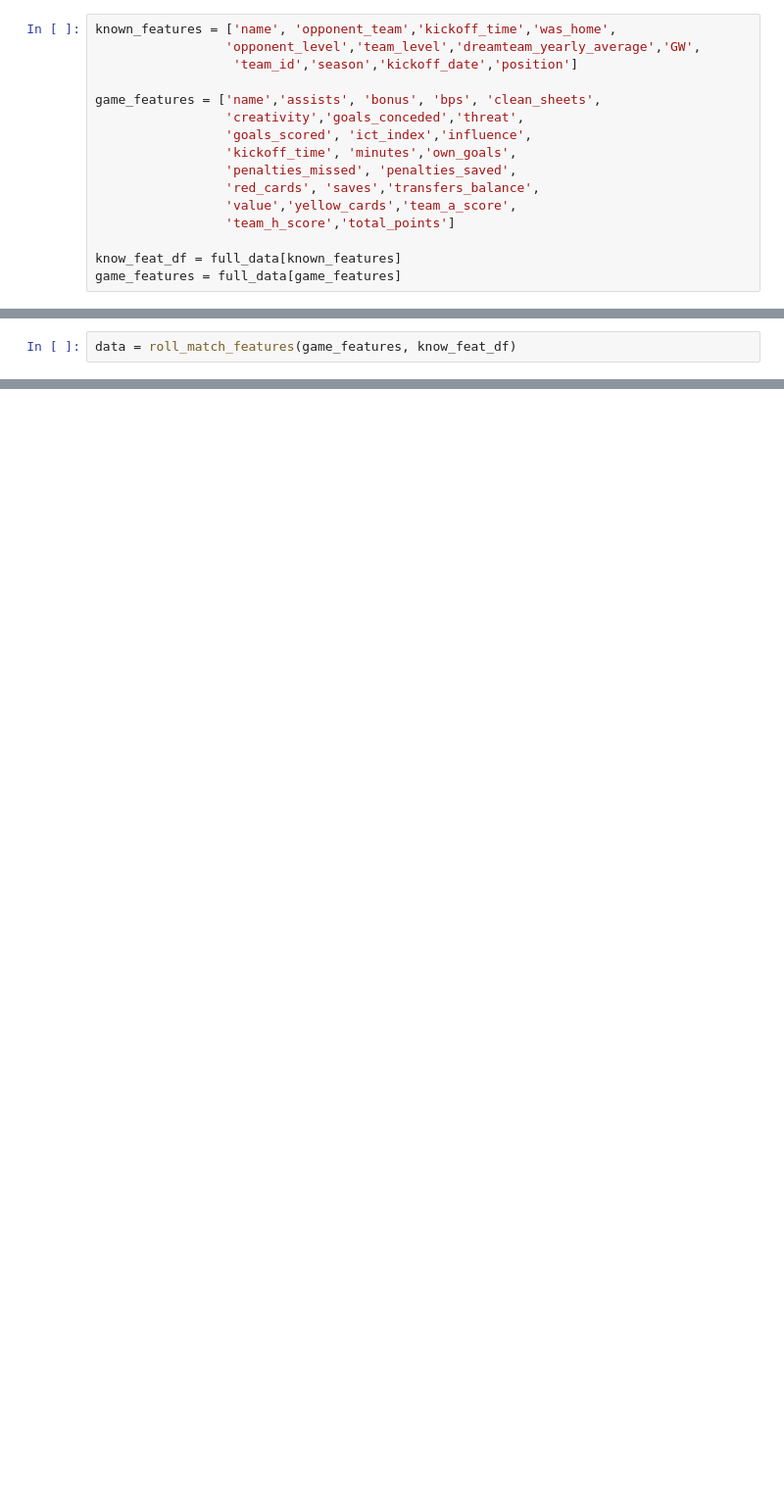
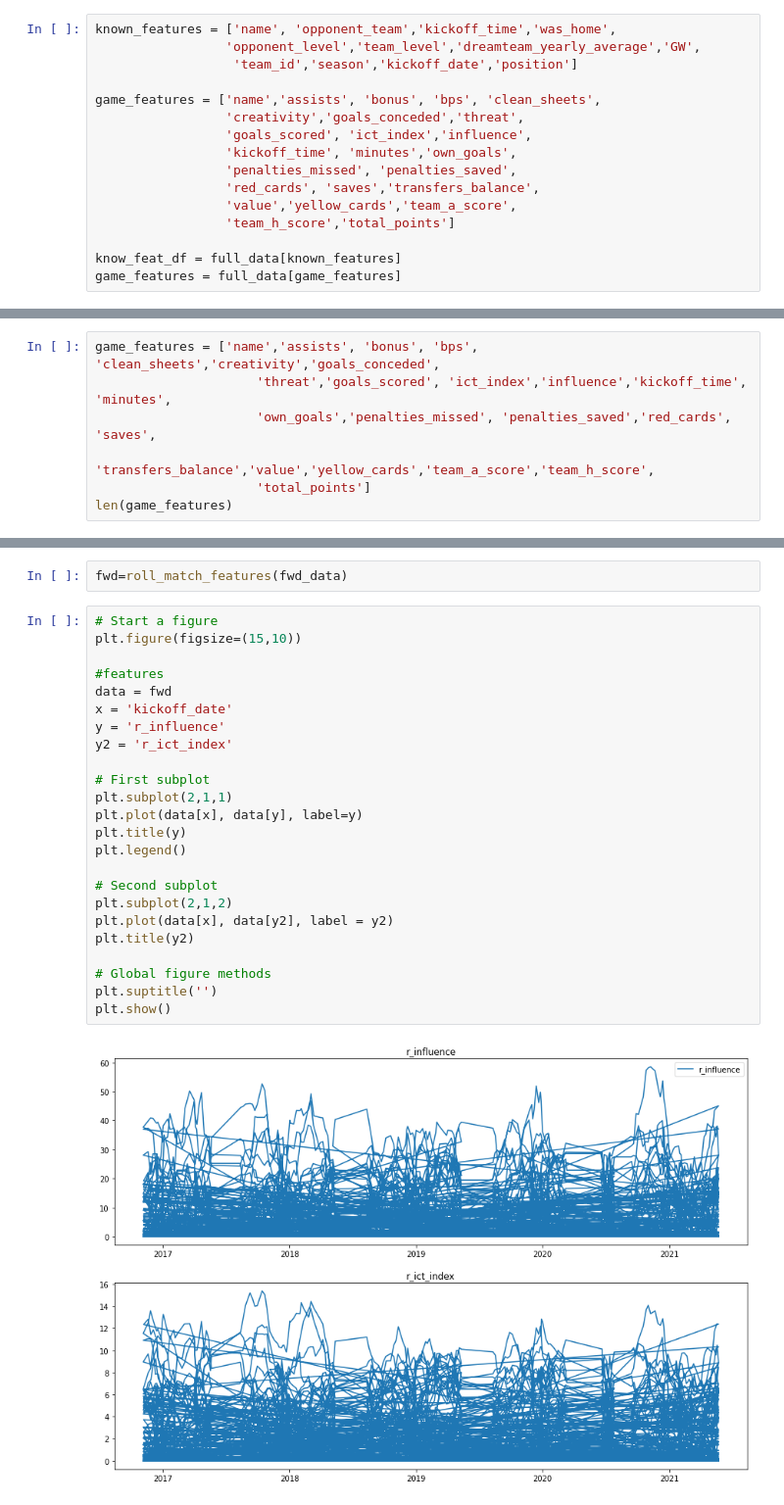
Before and after one commit to 1kruidenp/fflpred, a Jupyter notebook: notebooks/henry_second_notebook.ipynb, the cells around one changed output, grey strips where cells are left out. Shown at 98% size. Drawn from its saved outputs; the diff is of its cells as text; blank space fills up the shorter version.

```diff
--- a/notebooks/henry_second_notebook.ipynb
+++ b/notebooks/henry_second_notebook.ipynb
@@ -82,2 +38,0 @@ def roll_match_features(df_match, df_pre_match, roll=3, method='mean'):
-# %%
-data = roll_match_features(game_features, know_feat_df)
@@ -129,0 +39,7 @@ Index(['saves', 'bonus', 'bps', 'influence', 'penalties_saved',
+# %%
+game_features = ['name','assists', 'bonus', 'bps', 'clean_sheets','creativity','goals_conceded',
+                     'threat','goals_scored', 'ict_index','influence','kickoff_time', 'minutes',
+                     'own_goals','penalties_missed', 'penalties_saved','red_cards', 'saves',
+                     'transfers_balance','value','yellow_cards','team_a_score','team_h_score',
+                     'total_points']
+len(game_features)
@@ -129,0 +108,28 @@ Index(['saves', 'bonus', 'bps', 'influence', 'penalties_saved',
+# %%
+fwd=roll_match_features(fwd_data)
+# %%
+# Start a figure
+plt.figure(figsize=(15,10))
+
+#features
+data = fwd
+x = 'kickoff_date'
+y = 'r_influence'
+y2 = 'r_ict_index'
+
+# First subplot
+plt.subplot(2,1,1)
+plt.plot(data[x], data[y], label=y)
+plt.title(y)
+plt.legend()
+
+# Second subplot
+plt.subplot(2,1,2)
+plt.plot(data[x], data[y2], label = y2)
+plt.title(y2)
+
+# Global figure methods
+plt.suptitle('')
+plt.show()
+# %% [output]
+[figure, added]
```
Also changed, not shown: parts of 100 cells of this notebook, 1 other file.
